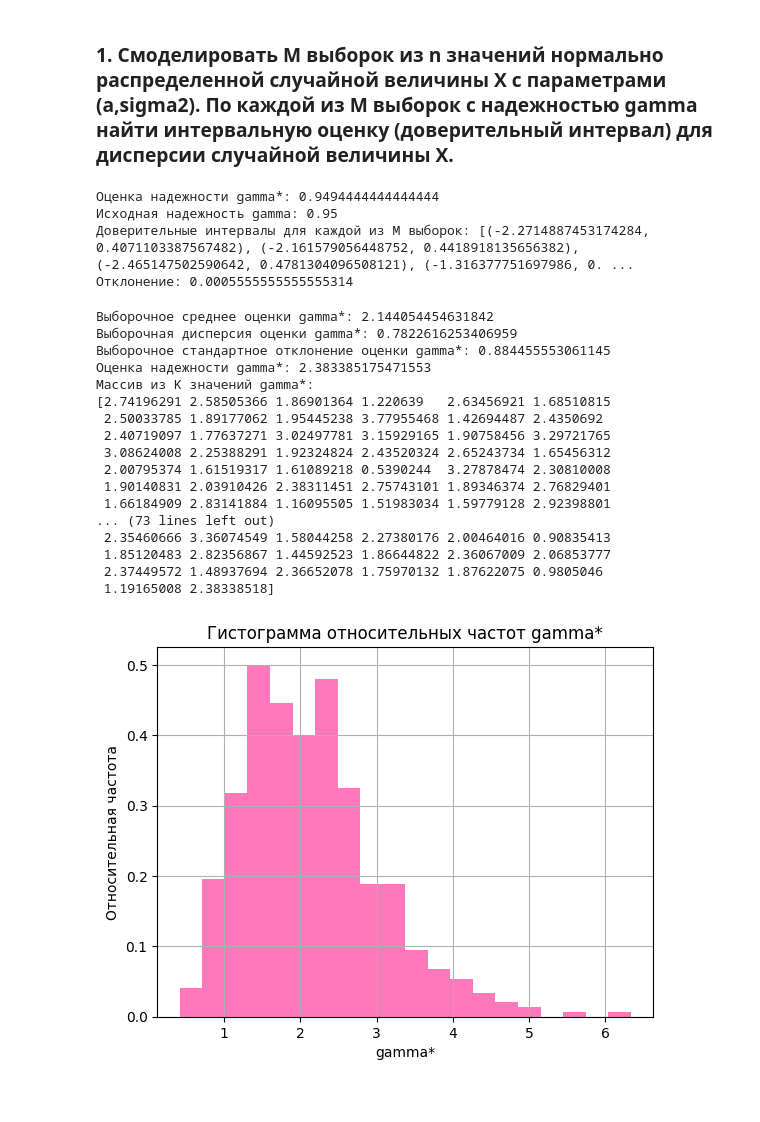
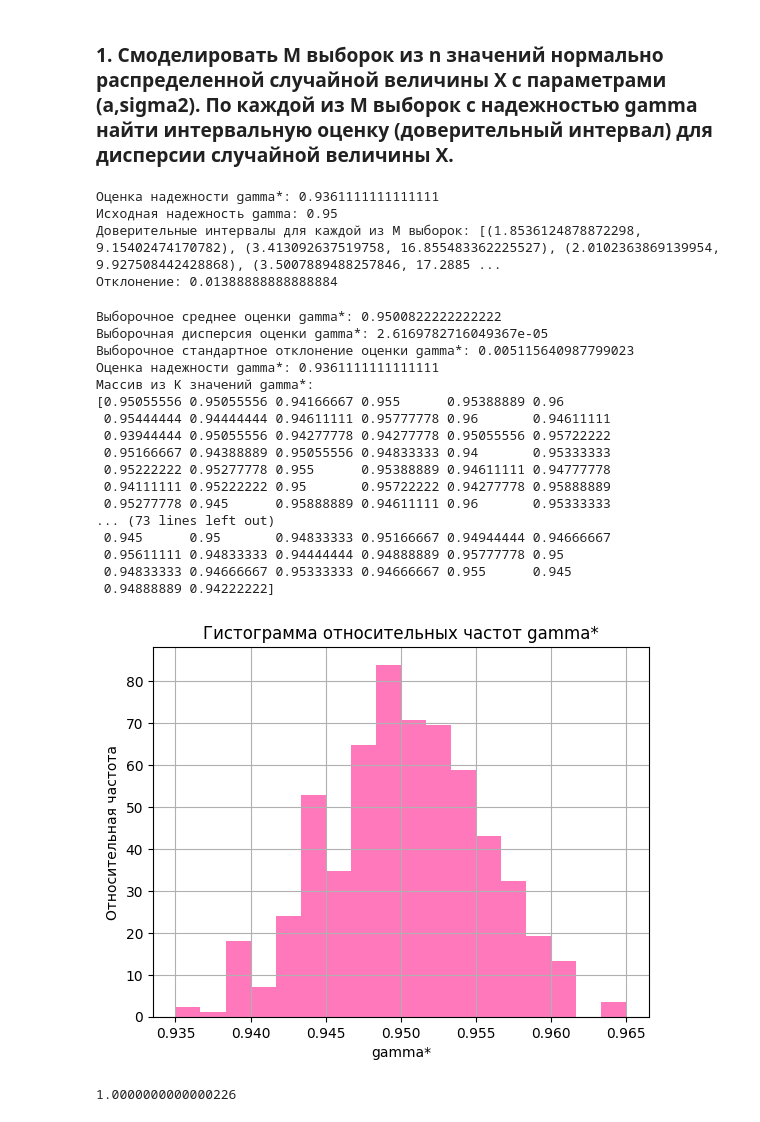
Before and after one commit to NozdryakovaMarina/sda, a Jupyter notebook: stat/lab_2.ipynb, the cells around one changed output. Drawn from its saved outputs; the diff is of its cells as text; code cells hidden in the pictures.

```diff
--- a/stat/lab_2.ipynb
+++ b/stat/lab_2.ipynb
@@ -341,11 +342,13 @@ n = 14
 a = -0.5
 sigma = 2
 sigma2 = 4
-t_gamma = 2.50
+gamma = 0.95
 count_in_interval = 0
 alpha = 1 - gamma
+confidence_intervals = []
 chi2_lower = chi2.ppf(alpha / 2, df=n-1)
 chi2_upper = chi2.ppf(1 - alpha / 2, df=n-1)
+
 for i in range(M):
     X = np.random.normal(a, sigma, size =n)
     S2 = np.var(X, ddof=1)
@@ -361,10 +364,10 @@ print(f"Исходная надежность gamma: {gamma}")
 print(f"Доверительные интервалы для каждой из М выборок: {confidence_intervals}" )
 print(f"Отклонение: {abs(gamma_star - gamma)}")
 # %% [output]
-Оценка надежности gamma*: 0.9494444444444444
+Оценка надежности gamma*: 0.9361111111111111
 Исходная надежность gamma: 0.95
-Доверительные интервалы для каждой из М выборок: [(-2.2714887453174284, 0.4071103387567482), (-2.161579056448752, 0.4418918135656382), (-2.465147502590642, 0.4781304096508121), (-1.316377751697986, 0. ...
-Отклонение: 0.0005555555555555314
+Доверительные интервалы для каждой из М выборок: [(1.8536124878872298, 9.15402474170782), (3.413092637519758, 16.855483362225527), (2.0102363869139954, 9.927508442428868), (3.5007889488257846, 17.2885 ...
+Отклонение: 0.01388888888888884
 # %%
 M = 1800
 n = 14
@@ -372,22 +375,25 @@ a = -0.5
 sigma = 2
 K = 500
 sigma2 = 4
-count_in_interval = 0
 gamma_values = []
+gamma=0.95
 alpha = 1 - gamma
 chi2_lower = chi2.ppf(alpha / 2, df=n-1)
 chi2_upper = chi2.ppf(1 - alpha / 2, df=n-1)
-for _ in range (K):
-    for i in range(M):
+def func():
+    count_in_interval = 0
+    for _ in range(M):
         X = np.random.normal(a, sigma, size =n)
         S2 = np.var(X, ddof=1)
         lower_bound = (n - 1) * S2 / chi2_upper
         upper_bound = (n - 1) * S2 / chi2_lower
         confidence_intervals.append((lower_bound, upper_bound))
-        # if lower_bound <= sigma <= upper_bound:
-        #         count_in_interval += 1
-        gamma_star = lower_bound
-    gamma_values.append(gamma_star)
+        if lower_bound <= sigma2 <= upper_bound:
+                count_in_interval += 1
+    return count_in_interval / M
+
+for _ in range (K):
+    gamma_values.append(func())
 
 gamma_star_values = np.array(gamma_values)
 
@@ -402,32 +408,36 @@ print(f"Оценка надежности gamma*: {gamma_star}")
 print(f"Массив из K значений gamma*: ")
 print(f"{gamma_star_values}")
 # %% [output]
-Выборочное среднее оценки gamma*: 2.144054454631842
-Выборочная дисперсия оценки gamma*: 0.7822616253406959
-Выборочное стандартное отклонение оценки gamma*: 0.884455553061145
-Оценка надежности gamma*: 2.383385175471553
+Выборочное среднее оценки gamma*: 0.9500822222222222
+Выборочная дисперсия оценки gamma*: 2.6169782716049367e-05
+Выборочное стандартное отклонение оценки gamma*: 0.005115640987799023
+Оценка надежности gamma*: 0.9361111111111111
 Массив из K значений gamma*:
-[2.74196291 2.58505366 1.86901364 1.220639   2.63456921 1.68510815
- 2.50033785 1.89177062 1.95445238 3.77955468 1.42694487 2.4350692
- 2.40719097 1.77637271 3.02497781 3.15929165 1.90758456 3.29721765
- 3.08624008 2.25388291 1.92324824 2.43520324 2.65243734 1.65456312
- 2.00795374 1.61519317 1.61089218 0.5390244  3.27878474 2.30810008
- 1.90140831 2.03910426 2.38311451 2.75743101 1.89346374 2.76829401
- 1.66184909 2.83141884 1.16095505 1.51983034 1.59779128 2.92398801
+[0.95055556 0.95055556 0.94166667 0.955      0.95388889 0.96
+ 0.95444444 0.94444444 0.94611111 0.95777778 0.96       0.94611111
+ 0.93944444 0.95055556 0.94277778 0.94277778 0.95055556 0.95722222
+ 0.95166667 0.94388889 0.95055556 0.94833333 0.94       0.95333333
+ 0.95222222 0.95277778 0.955      0.95388889 0.94611111 0.94777778
+ 0.94111111 0.95222222 0.95       0.95722222 0.94277778 0.95888889
+ 0.95277778 0.945      0.95888889 0.94611111 0.96       0.95333333
 ... (73 lines left out)
- 2.35460666 3.36074549 1.58044258 2.27380176 2.00464016 0.90835413
- 1.85120483 2.82356867 1.44592523 1.86644822 2.36067009 2.06853777
- 2.37449572 1.48937694 2.36652078 1.75970132 1.87622075 0.9805046
- 1.19165008 2.38338518]
+ 0.945      0.95       0.94833333 0.95166667 0.94944444 0.94666667
+ 0.95611111 0.94833333 0.94444444 0.94888889 0.95777778 0.95
+ 0.94833333 0.94666667 0.95333333 0.94666667 0.955      0.945
+ 0.94888889 0.94222222]
 # %%
-plt.hist(gamma_star_values, bins=20, density=True, alpha=0.9, color='hotpink')
+count, bins, ignored = plt.hist(gamma_star_values, bins='fd', density=True, alpha=0.9, color='hotpink')
+bin_width = bins[1] - bins[0]
+area = np.sum(count * bin_width)
 plt.title('Гистограмма относительных частот gamma*')
 plt.xlabel('gamma*')
 plt.ylabel('Относительная частота')
 plt.grid(True)
 plt.show()
+print(area)
 # %% [output]
-[figure, old version]
+[figure, new version]
+1.0000000000000226
 # %%
 plt.boxplot(gamma_star_values, vert=False)
 plt.title('Бокс-плот для gamma*')
```
Also changed, not shown: parts of 23 cells of this notebook, 5 other files.
